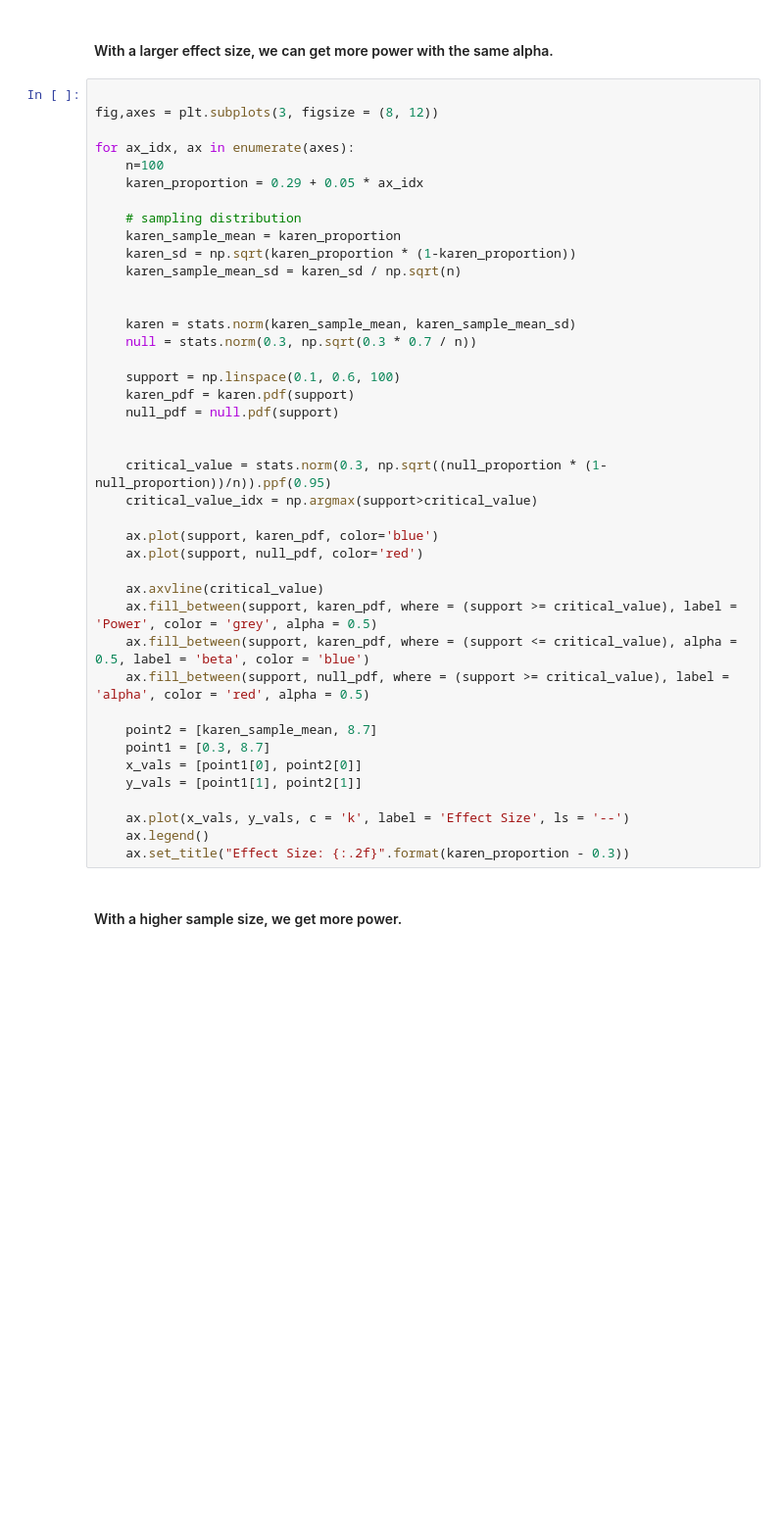
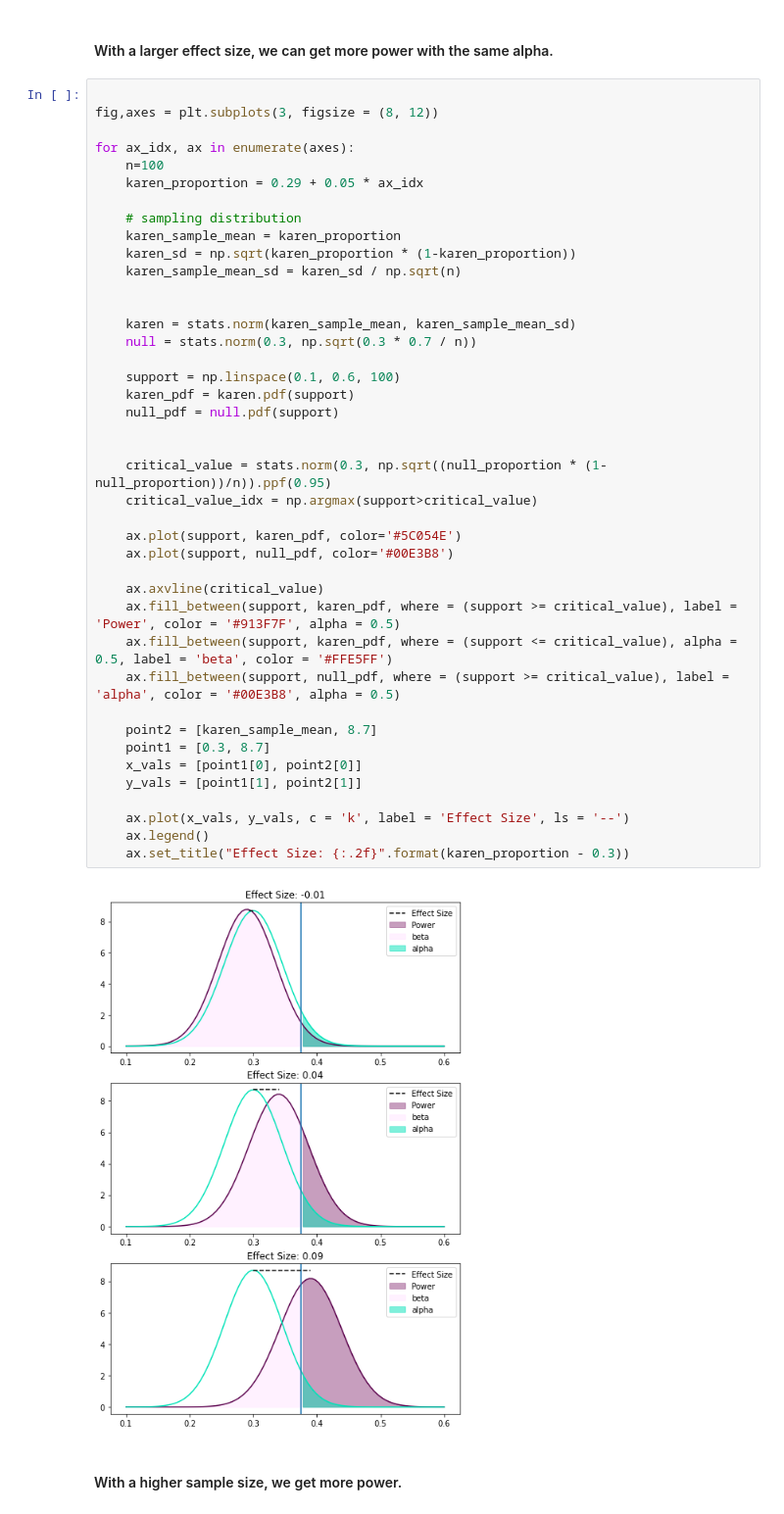
Before and after one commit to MekdiYilma/notes, a Jupyter notebook: statistical-power/statistical-power.ipynb, the cells around one changed output. Shown at 98% size. Cells and saved outputs as stored; diff of their text form; blank space fills up the shorter version.

```diff
--- a/statistical-power/statistical-power.ipynb
+++ b/statistical-power/statistical-power.ipynb
@@ -95,38 +122,40 @@ for ax_idx, ax in enumerate(axes):
     karen_proportion = 0.29 + 0.05 * ax_idx
 
     # sampling distribution
     karen_sample_mean = karen_proportion
     karen_sd = np.sqrt(karen_proportion * (1-karen_proportion))
     karen_sample_mean_sd = karen_sd / np.sqrt(n)
 
 
     karen = stats.norm(karen_sample_mean, karen_sample_mean_sd)
     null = stats.norm(0.3, np.sqrt(0.3 * 0.7 / n))
 
     support = np.linspace(0.1, 0.6, 100)
     karen_pdf = karen.pdf(support)
     null_pdf = null.pdf(support)
 
 
     critical_value = stats.norm(0.3, np.sqrt((null_proportion * (1-null_proportion))/n)).ppf(0.95)
     critical_value_idx = np.argmax(support>critical_value)
 
-    ax.plot(support, karen_pdf, color='blue')
-    ax.plot(support, null_pdf, color='red')
+    ax.plot(support, karen_pdf, color='#5C054E')
+    ax.plot(support, null_pdf, color='#00E3B8')
 
     ax.axvline(critical_value)
-    ax.fill_between(support, karen_pdf, where = (support >= critical_value), label = 'Power', color = 'grey', alpha = 0.5)
-    ax.fill_between(support, karen_pdf, where = (support <= critical_value), alpha = 0.5, label = 'beta', color = 'blue')
-    ax.fill_between(support, null_pdf, where = (support >= critical_value), label = 'alpha', color = 'red', alpha = 0.5)
+    ax.fill_between(support, karen_pdf, where = (support >= critical_value), label = 'Power', color = '#913F7F', alpha = 0.5)
+    ax.fill_between(support, karen_pdf, where = (support <= critical_value), alpha = 0.5, label = 'beta', color = '#FFE5FF')
+    ax.fill_between(support, null_pdf, where = (support >= critical_value), label = 'alpha', color = '#00E3B8', alpha = 0.5)
 
     point2 = [karen_sample_mean, 8.7]
     point1 = [0.3, 8.7]
     x_vals = [point1[0], point2[0]]
     y_vals = [point1[1], point2[1]]
 
     ax.plot(x_vals, y_vals, c = 'k', label = 'Effect Size', ls = '--')
     ax.legend()
     ax.set_title("Effect Size: {:.2f}".format(karen_proportion - 0.3))
+# %% [output]
+[figure, added]
 # %% [markdown]
 #### With a higher sample size, we get more power.
 # %%
```
Also changed, not shown: parts of 6 cells of this notebook.
